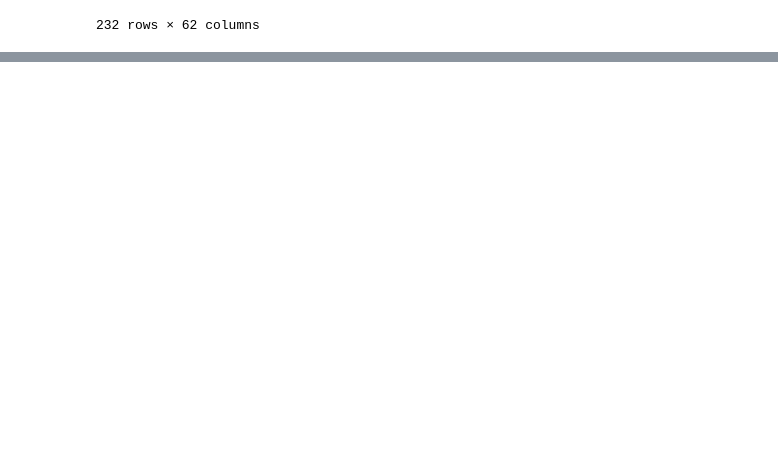
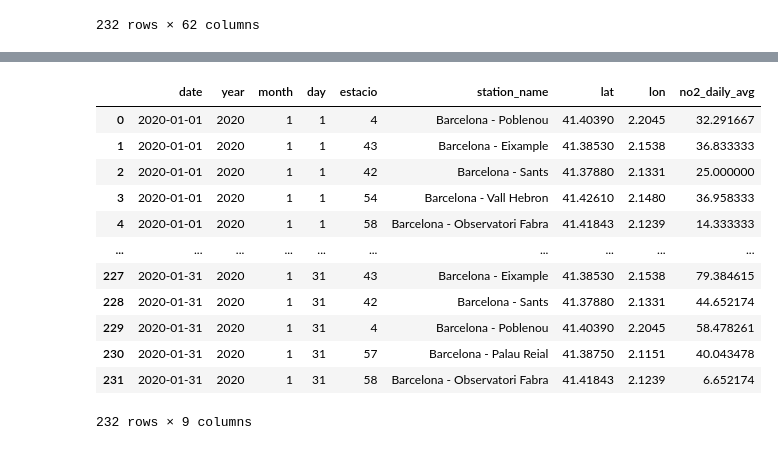
Before and after one commit to Ri-Dearg/barna-air-quality, a Jupyter notebook: dataset_convert.ipynb, the cells around one changed output, grey strips where cells are left out. Cells and saved outputs as stored; diff of their text form; code cells hidden in the pictures; blank space fills up the shorter version.

Commit message:
feat: ✨ add function to clean data

```diff
--- a/dataset_convert.ipynb
+++ b/dataset_convert.ipynb
@@ -238,4 +238,4 @@ def process_pollution_file(
 
     return merged_df
 # %%
-process_pollution_file(TEST_2020, STATION_FILE)
+processed_df = process_pollution_file(TEST_2020, STATION_FILE)
@@ -255,0 +242,46 @@ process_pollution_file(TEST_2020, STATION_FILE)
+# %%
+def clean_final_columns(final_data_f: pd.DataFrame) -> pd.DataFrame:
+    """
+    Keep only the essential columns needed for Tableau and analysis.
+    Remove all Hxx/Vxx/raw metadata columns.
+    """
+
+    final_data_f = final_data_f.rename(
+        columns={'ANY': 'year', 'MES': 'month', 'DIA': 'day'}
+    )
+
+    # Step 2: Decide which columns to keep
+    keep_cols = [
+        'date',
+        'year',
+        'month',
+        'day',
+        'estacio',
+        'station_name',
+        'lat',
+        'lon',
+        'no2_daily_avg',
+    ]
+
+    # Keep only columns that exist (safe subset)
+    keep_cols = [col for col in keep_cols if col in final_data_f.columns]
+
+    # Step 3: Return cleaned DataFrame
+    return final_data_f[keep_cols].sort_values(['date']).reset_index(drop=True)
+# %%
+cleaned_df = clean_final_columns(processed_df)
+cleaned_df
+# %% [output]
+|  | date | year | month | day | estacio | station_name | lat | lon | no2_daily_avg |
+| 0 | 2020-01-01 | 2020 | 1 | 1 | 4 | Barcelona - Poblenou | 41.40390 | 2.2045 | 32.291667 |
+| 1 | 2020-01-01 | 2020 | 1 | 1 | 43 | Barcelona - Eixample | 41.38530 | 2.1538 | 36.833333 |
+| 2 | 2020-01-01 | 2020 | 1 | 1 | 42 | Barcelona - Sants | 41.37880 | 2.1331 | 25.000000 |
+| 3 | 2020-01-01 | 2020 | 1 | 1 | 54 | Barcelona - Vall Hebron | 41.42610 | 2.1480 | 36.958333 |
+| 4 | 2020-01-01 | 2020 | 1 | 1 | 58 | Barcelona - Observatori Fabra | 41.41843 | 2.1239 | 14.333333 |
+| ... | ... | ... | ... | ... | ... | ... | ... | ... | ... |
+| 227 | 2020-01-31 | 2020 | 1 | 31 | 43 | Barcelona - Eixample | 41.38530 | 2.1538 | 79.384615 |
+| 228 | 2020-01-31 | 2020 | 1 | 31 | 42 | Barcelona - Sants | 41.37880 | 2.1331 | 44.652174 |
+| 229 | 2020-01-31 | 2020 | 1 | 31 | 4 | Barcelona - Poblenou | 41.40390 | 2.2045 | 58.478261 |
+| 230 | 2020-01-31 | 2020 | 1 | 31 | 57 | Barcelona - Palau Reial | 41.38750 | 2.1151 | 40.043478 |
+| 231 | 2020-01-31 | 2020 | 1 | 31 | 58 | Barcelona - Observatori Fabra | 41.41843 | 2.1239 | 6.652174 |
+232 rows × 9 columns
```
Also changed, not shown: parts of 1 cell of this notebook.
